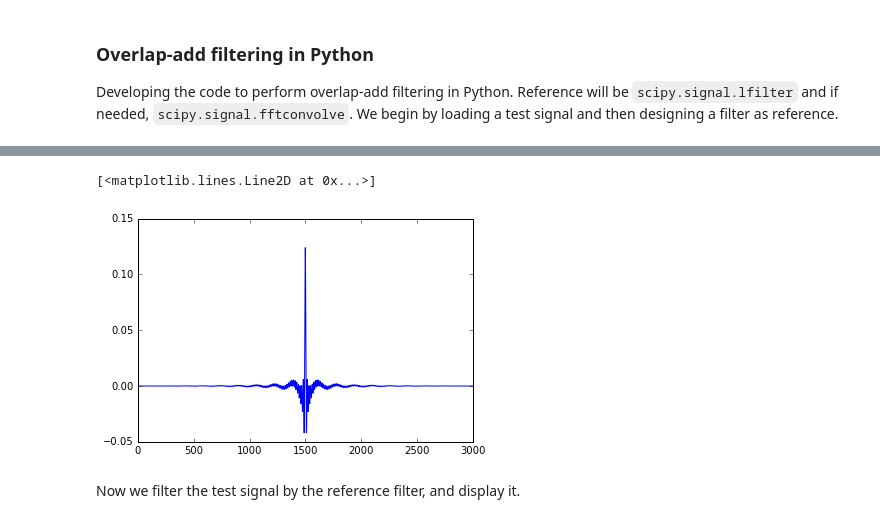
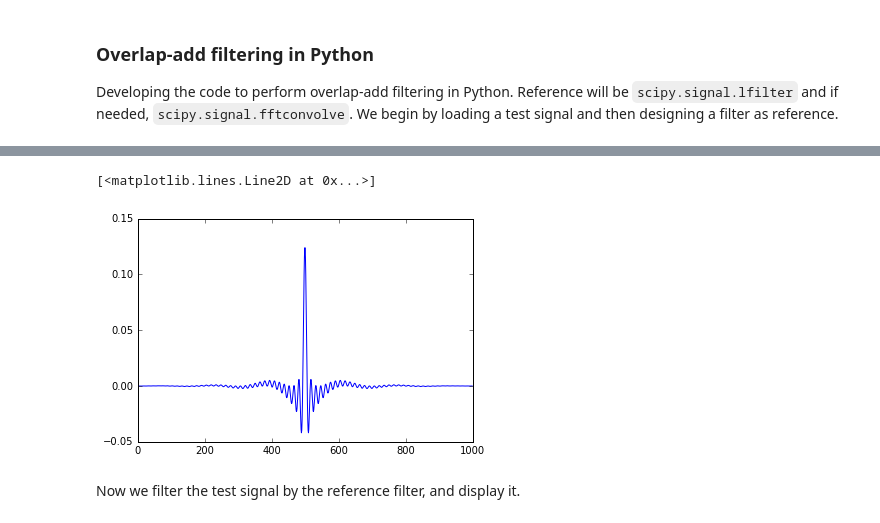
Before and after one commit to jthiem/overlapadd, a Jupyter notebook: Overlap-Add Filter development.ipynb, the cells around one changed output, grey strips where cells are left out. Drawn from its saved outputs; the diff is of its cells as text; code cells hidden in the pictures.

```diff
--- a/Overlap-Add Filter development.ipynb
+++ b/Overlap-Add Filter development.ipynb
@@ -17,13 +17,13 @@ Audio(data=testsig, rate=fs)
 # %% [output]
 [interactive output not drawn]
 # %%
-L_I = 3000
+L_I = 1000
 
 testfilt = sps.firwin(L_I, [300, 3300], nyq=fs/2, pass_zero=False)
 plt.plot(testfilt)
 # %% [output]
 [<matplotlib.lines.Line2D at 0x...>]
-[figure, old version]
+[figure, new version]
 # %% [markdown]
 Now we filter the test signal by the reference filter, and display it.
 # %%
```
Also changed, not shown: parts of 12 cells of this notebook, 2 other files.
